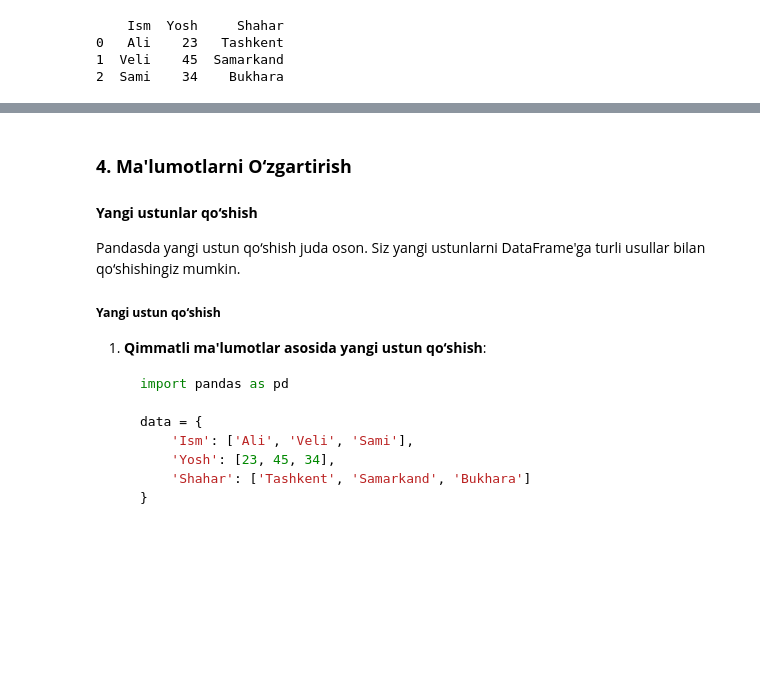
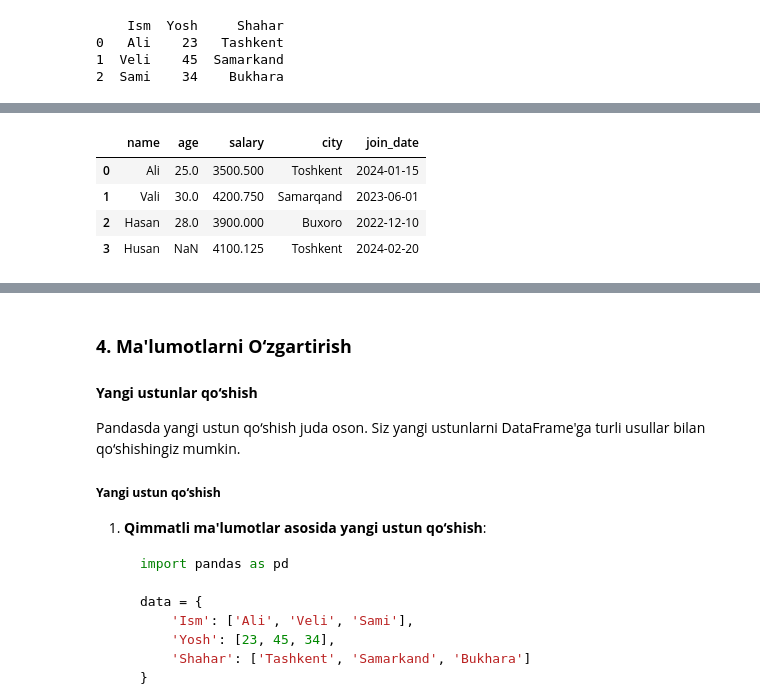
Before and after one commit to qwerty291996/2025-2026, a Jupyter notebook: Dars materiallari 2025-2026/Sun'iy intellekt asoslari 2025-2026/5.2 NumPy va Pandas bilan ma’lumotlarni qayta ishlash/Pandas.ipynb, the cells around one changed output, grey strips where cells are left out. Saved outputs shown, nothing was run; the diff lists cells and outputs as text; code cells hidden in the pictures; blank space fills up the shorter version.

```diff
--- a/Dars materiallari 2025-2026/Sun'iy intellekt asoslari 2025-2026/5.2 NumPy va Pandas bilan ma’lumotlarni qayta ishlash/Pandas.ipynb
+++ b/Dars materiallari 2025-2026/Sun'iy intellekt asoslari 2025-2026/5.2 NumPy va Pandas bilan ma’lumotlarni qayta ishlash/Pandas.ipynb
@@ -531,0 +1009,17 @@ Pandasda **ma'lumotlarni tanlash** va **filtrlash** juda qulay. Quyidagi misolla
+# %%
+data = {
+    "name": ["Ali", "Vali", "Hasan", "Husan"],
+    "age": [25, 30, 28, np.nan],
+    "salary": [3500.5, 4200.75, 3900.0, 4100.125],
+    "city": ["Toshkent", "Samarqand", "Buxoro", "Toshkent"],
+    "join_date": pd.to_datetime(["2024-01-15", "2023-06-01", "2022-12-10", "2024-02-20"])
+}
+
+df = pd.DataFrame(data)
+df
+# %% [output]
+|  | name | age | salary | city | join_date |
+| 0 | Ali | 25.0 | 3500.500 | Toshkent | 2024-01-15 |
+| 1 | Vali | 30.0 | 4200.750 | Samarqand | 2023-06-01 |
+| 2 | Hasan | 28.0 | 3900.000 | Buxoro | 2022-12-10 |
+| 3 | Husan | NaN | 4100.125 | Toshkent | 2024-02-20 |
```
Also changed, not shown: parts of 70 cells of this notebook, 9 other files.
